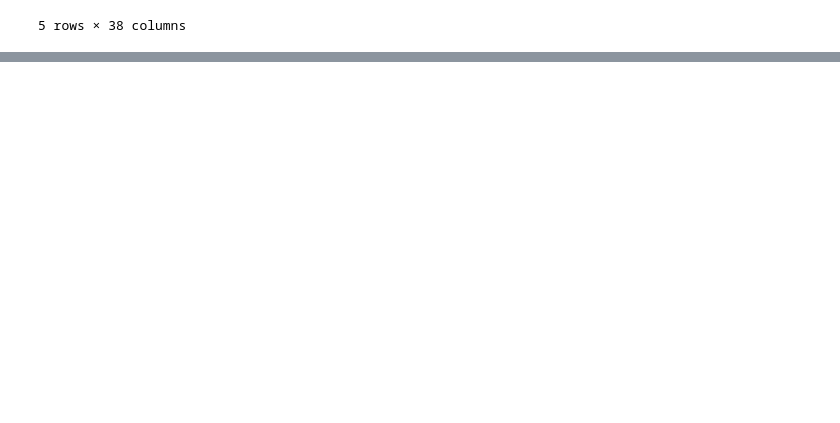
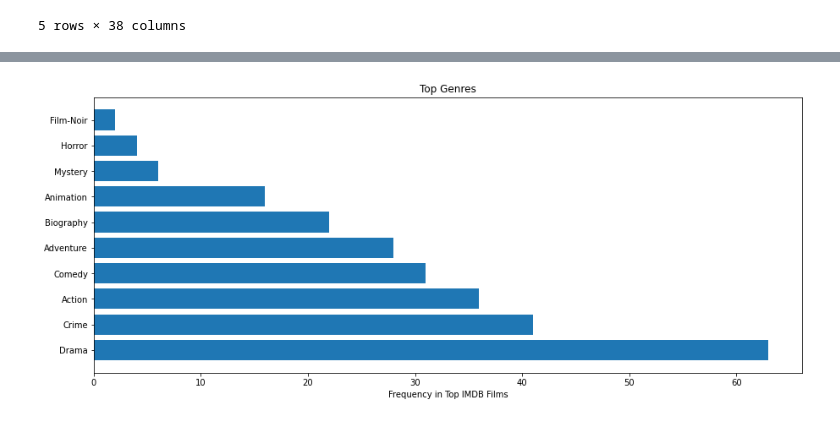
Before and after one commit to sierrafromcalifornia/Film-Analysis-Project, a Jupyter notebook: dsc-film-analysis-project.ipynb, the cells around one changed output, grey strips where cells are left out. Saved outputs shown, nothing was run; the diff lists cells and outputs as text; code cells hidden in the pictures; blank space fills up the shorter version.

```diff
--- a/dsc-film-analysis-project.ipynb
+++ b/dsc-film-analysis-project.ipynb
@@ -332,0 +804,17 @@ Questions to consider:
+# %%
+# create a figure and axis
+fig, ax = plt.subplots(figsize=(15,6))
+# count the occurrence of each class
+data = genre_df['Genre1'].value_counts().head(10)
+# get x and y data
+points = data.index
+frequency = data.values
+# create bar chart
+ax.barh(points, frequency)
+# set title and labels
+ax.set_title('Top Genres')
+ax.set_xlabel('Frequency in Top IMDB Films')
+plt.rc('xtick', labelsize=10)
+plt.rc('xtick', labelsize=10);
+# %% [output]
+[figure, added]
```
Also changed, not shown: parts of 126 cells of this notebook.
